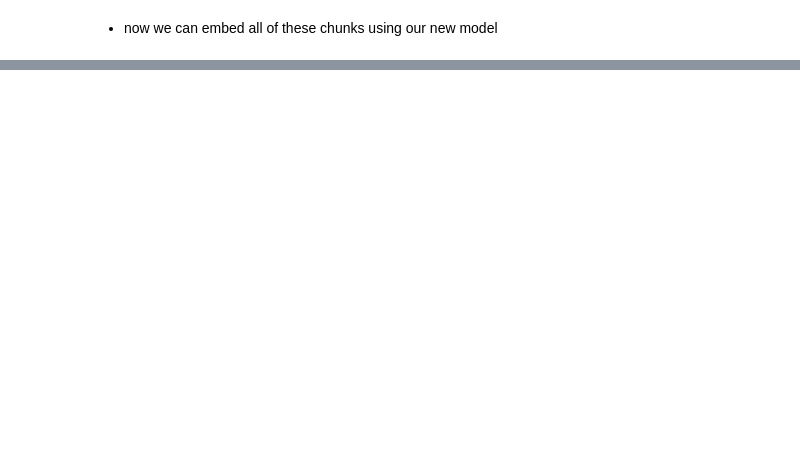
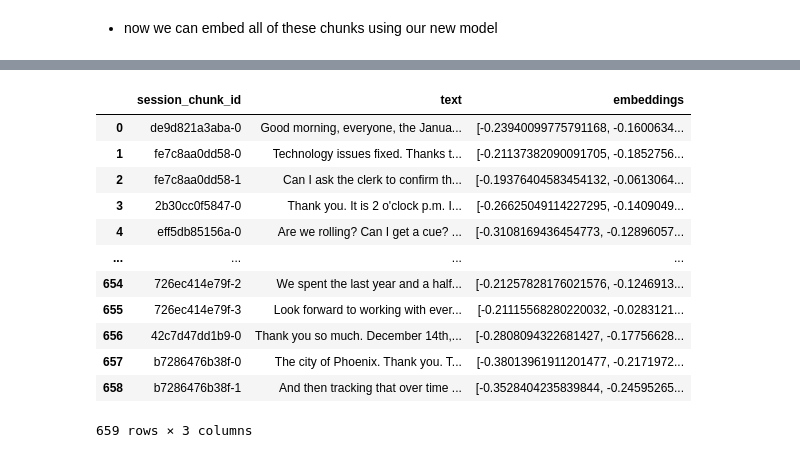
Before and after one commit to PugetSoundClinic-PIT/ml-for-pit, a Jupyter notebook: content/08/lecture.ipynb, the cells around one changed output, grey strips where cells are left out. Drawn from its saved outputs; the diff is of its cells as text; code cells hidden in the pictures; blank space fills up the shorter version.

```diff
--- a/content/08/lecture.ipynb
+++ b/content/08/lecture.ipynb
@@ -160,0 +478,17 @@ Error:
+# %%
+session_chunks["embeddings"] = embeddings.tolist()
+session_chunks
+# %% [output]
+|  | session_chunk_id | text | embeddings |
+| 0 | de9d821a3aba-0 | Good morning, everyone, the Janua... | [-0.23940099775791168, -0.1600634... |
+| 1 | fe7c8aa0dd58-0 | Technology issues fixed. Thanks t... | [-0.21137382090091705, -0.1852756... |
+| 2 | fe7c8aa0dd58-1 | Can I ask the clerk to confirm th... | [-0.19376404583454132, -0.0613064... |
+| 3 | 2b30cc0f5847-0 | Thank you. It is 2 o'clock p.m. I... | [-0.26625049114227295, -0.1409049... |
+| 4 | eff5db85156a-0 | Are we rolling? Can I get a cue? ... | [-0.3108169436454773, -0.12896057... |
+| ... | ... | ... | ... |
+| 654 | 726ec414e79f-2 | We spent the last year and a half... | [-0.21257828176021576, -0.1246913... |
+| 655 | 726ec414e79f-3 | Look forward to working with ever... | [-0.21115568280220032, -0.0283121... |
+| 656 | 42c7d47dd1b9-0 | Thank you so much. December 14th,... | [-0.2808094322681427, -0.17756628... |
+| 657 | b7286476b38f-0 | The city of Phoenix. Thank you. T... | [-0.38013961911201477, -0.2171972... |
+| 658 | b7286476b38f-1 | And then tracking that over time ... | [-0.3528404235839844, -0.24595265... |
+659 rows × 3 columns
```
Also changed, not shown: parts of 19 cells of this notebook, 3 other files.
